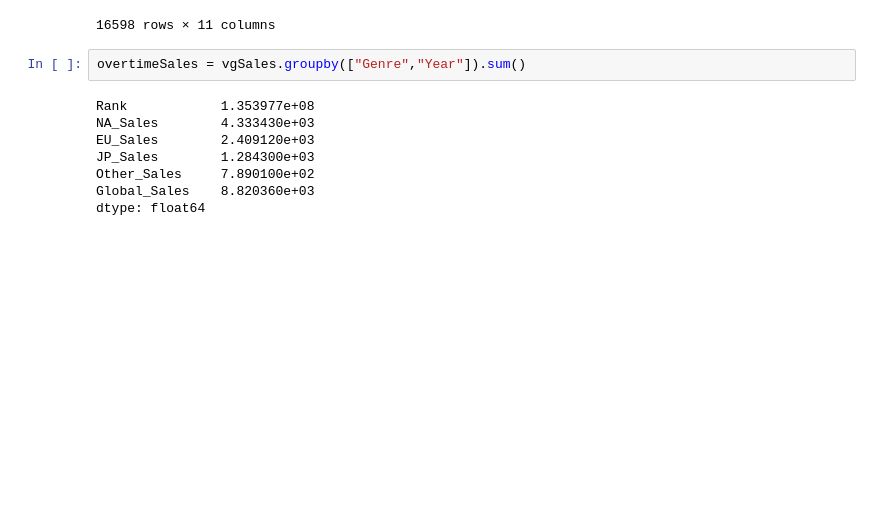
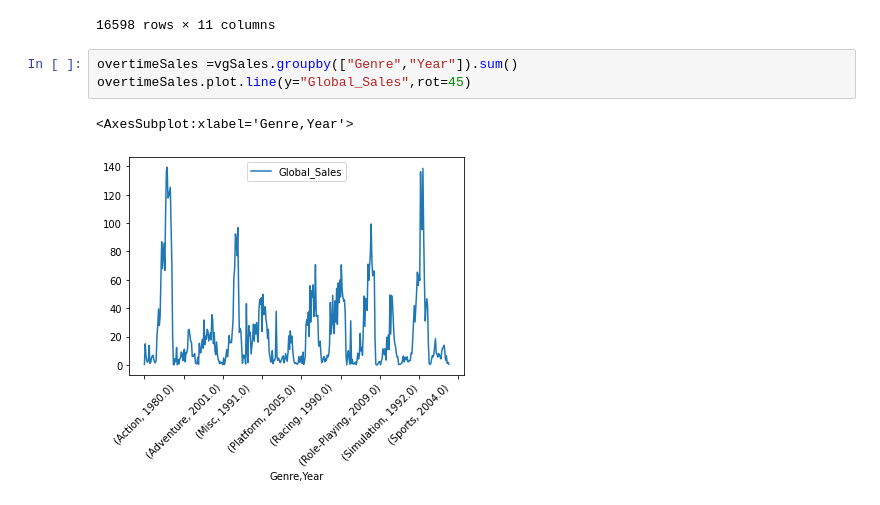
Before and after one commit to s1monFu/VideoGameSalesAnalysis, a Jupyter notebook: Debugging.ipynb, the cells around one changed output. Drawn from its saved outputs; the diff is of its cells as text; blank space fills up the shorter version.

```diff
--- a/Debugging.ipynb
+++ b/Debugging.ipynb
@@ -46,12 +46,8 @@ vgSales
 | 16597 | 16600 | Spirits & Spells | GBA | 2003.0 | Platform | Wanadoo | 0.01 | 0.00 | 0.00 | 0.00 | ... |
 16598 rows × 11 columns
 # %%
-overtimeSales = vgSales.groupby(["Genre","Year"]).sum()
+overtimeSales =vgSales.groupby(["Genre","Year"]).sum()
+overtimeSales.plot.line(y="Global_Sales",rot=45)
 # %% [output]
-Rank            1.353977e+08
-NA_Sales        4.333430e+03
-EU_Sales        2.409120e+03
-JP_Sales        1.284300e+03
-Other_Sales     7.890100e+02
-Global_Sales    8.820360e+03
-dtype: float64
+<AxesSubplot:xlabel='Genre,Year'>
+[figure, added]
```
